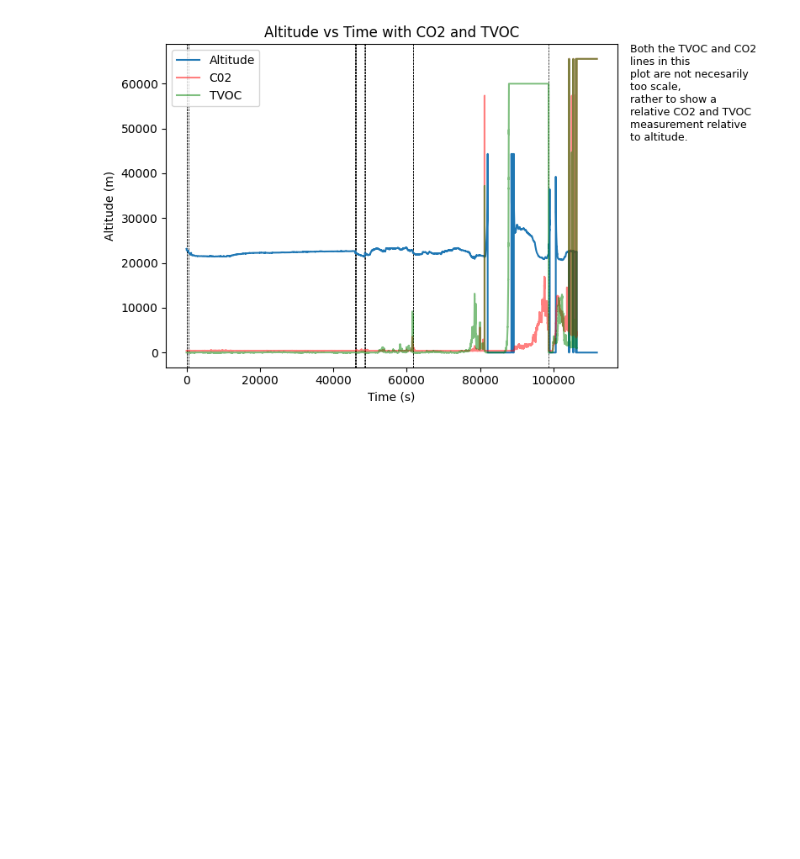
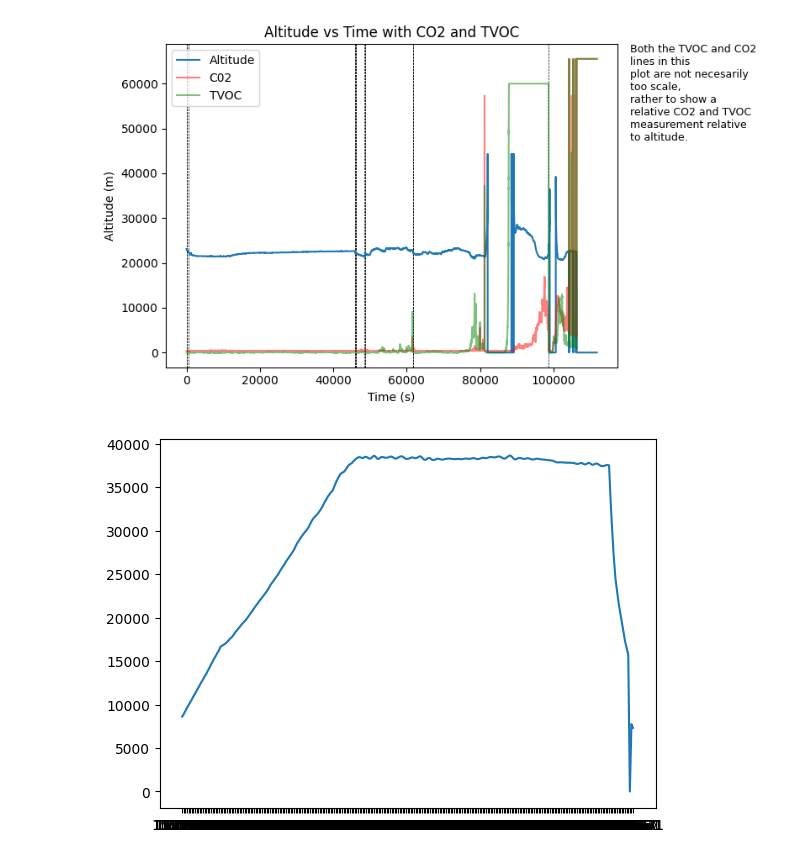
Before and after one commit to DexterBinary/HAB_Data_Analysis_2024, a Jupyter notebook: notebooks/analysis.ipynb, the cells around one changed output. Cells and saved outputs as stored; diff of their text form; code cells hidden in the pictures; blank space fills up the shorter version.

Commit message:
Added formatted GPS data

```diff
--- a/notebooks/analysis.ipynb
+++ b/notebooks/analysis.ipynb
@@ -57,3 +57,10 @@ plt.savefig('../results/plots/Altitude_vs_Time_with_CO2_and_TVOC', bbox_inches='
 plt.show()
 # %% [output]
 [figure]
+# %%
+df = pd.read_csv('../data/modified/GPSData.csv')
+
+plt.plot(df['TIME'],df['GPS ALT'])
+plt.show()
+# %% [output]
+[figure, added]
```
Also changed, not shown: 2 other files.
